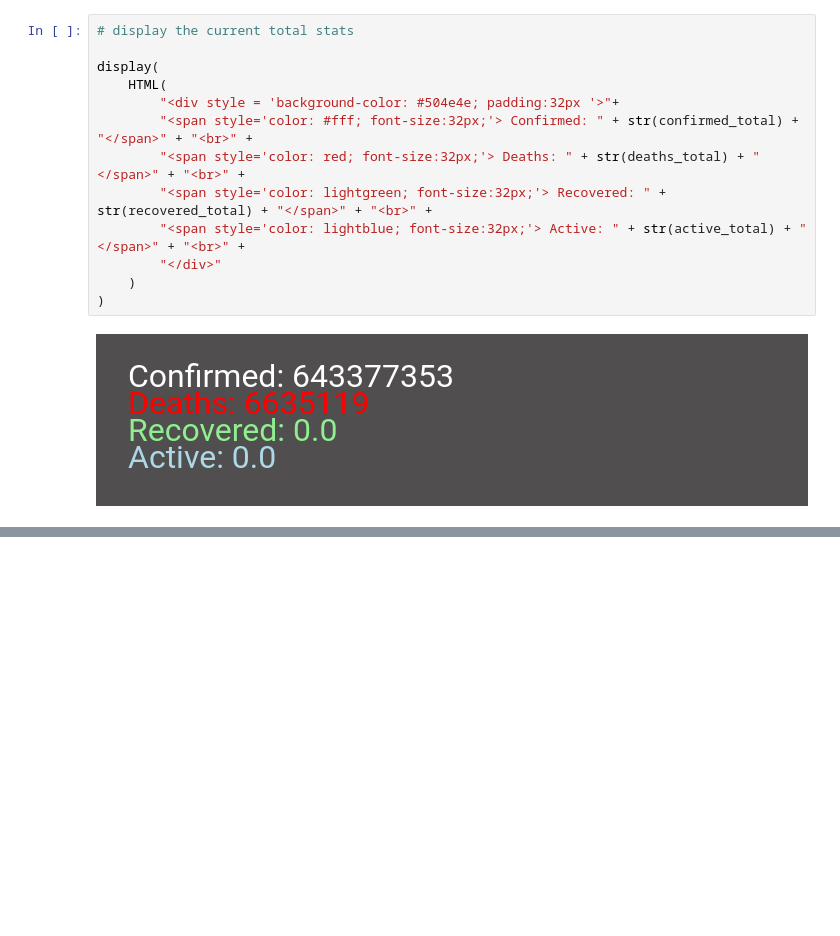
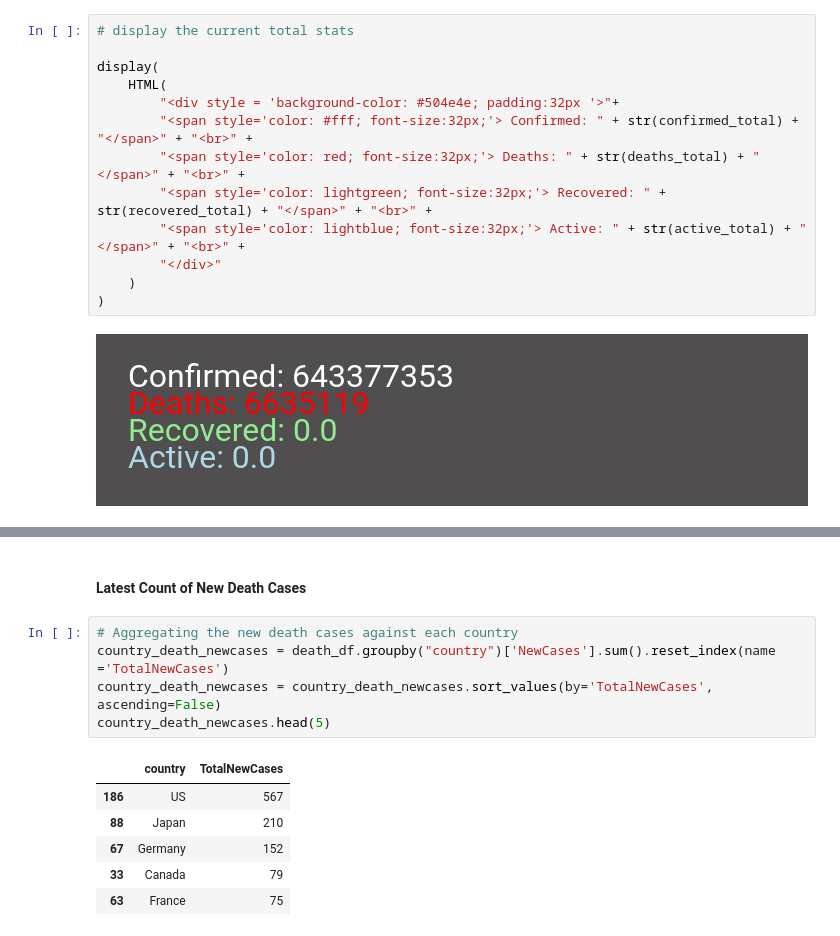
Before and after one commit to cmj123/covid19_analysis, a Jupyter notebook: covid19_analysis.ipynb, the cells around one changed output, grey strips where cells are left out. Cells and saved outputs as stored; diff of their text form; blank space fills up the shorter version.

```diff
--- a/covid19_analysis.ipynb
+++ b/covid19_analysis.ipynb
@@ -215,0 +251,14 @@ Active: 0.0
+# %% [markdown]
+#### Latest Count of New Death Cases
+# %%
+# Aggregating the new death cases against each country
+country_death_newcases = death_df.groupby("country")['NewCases'].sum().reset_index(name ='TotalNewCases')
+country_death_newcases = country_death_newcases.sort_values(by='TotalNewCases', ascending=False)
+country_death_newcases.head(5)
+# %% [output]
+|  | country | TotalNewCases |
+| 186 | US | 567 |
+| 88 | Japan | 210 |
+| 67 | Germany | 152 |
+| 33 | Canada | 79 |
+| 63 | France | 75 |
```
Also changed, not shown: parts of 7 cells of this notebook.
